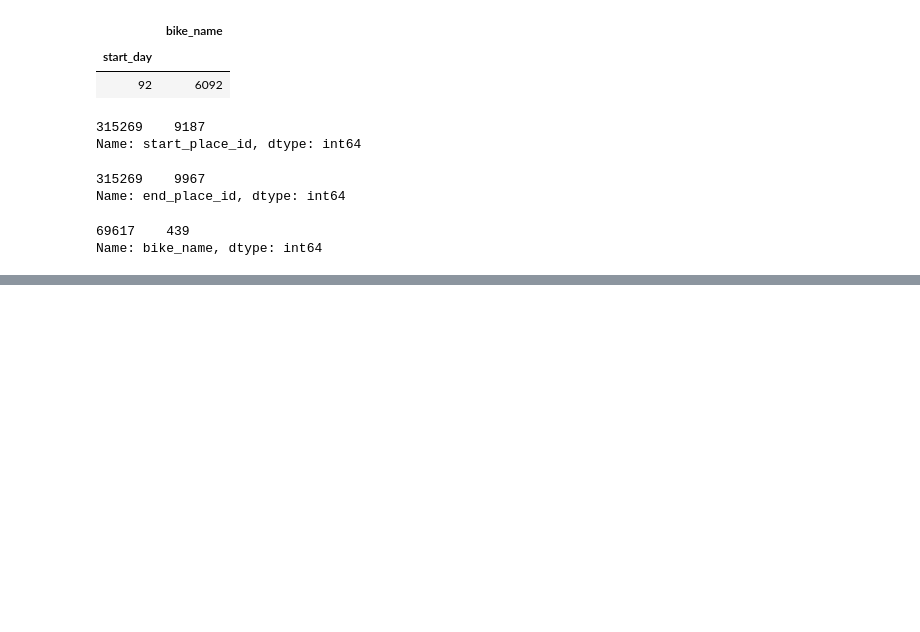
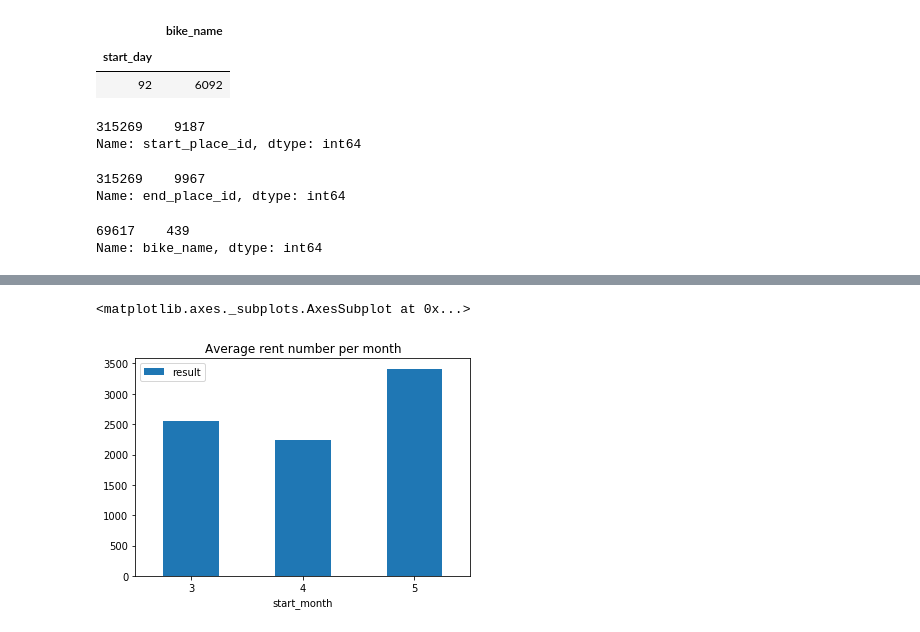
Before and after one commit to KGorczyca/City_bike_Lublin, a Jupyter notebook: PROJEKT.ipynb, the cells around one changed output, grey strips where cells are left out. Saved outputs shown, nothing was run; the diff lists cells and outputs as text; code cells hidden in the pictures; blank space fills up the shorter version.

Commit message:
adding plots

```diff
--- a/PROJEKT.ipynb
+++ b/PROJEKT.ipynb
@@ -100,16 +102,3 @@ print(city_bike17.isnull().any().any()) #False means that you don't have any non
 # %% [output]
 (201078, 8)
 False
-# %%
-#You can use DataSeries.astype('type') to change memory usage
-
-#TUTAJ COŚ POSZŁO NIE TAK
-'''
-def memory_usage(df):
-    for series in (['start_place_id','end_place_id','price']):
-        df[series] = df[series].astype('int16')
-    for serie in (['bike_name']):
-        df[serie] = df[serie].astype('int32')
-    return df
-city_bike17=memory_usage(city_bike17)'''
-#city_bike17.info(memory_usage='deep')
@@ -237,0 +227,7 @@ Name: bike_name, dtype: int64
+# %%
+#create a plot for average rent number per month
+
+average_rent = city_bike17.groupby('start_month').agg({'bike_name':'count'}) #I count num of rent per month
+average_rent['num_day_in_month'] = city_bike17.groupby(['start_month'])[['day_of_month']].nunique() #I count num of days in month
+average_rent['result'] = average_rent['bike_name']//average_rent['num_day_in_month'] #I count average rent number for every month
+average_rent
@@ -237,0 +240,6 @@ Name: bike_name, dtype: int64
+# %%
+#use matplotlib
+average_rent['result'].plot(kind = 'bar', rot=360, title = 'Average rent number per month', legend = True)
+# %% [output]
+<matplotlib.axes._subplots.AxesSubplot at 0x...>
+[figure, added]
```
Also changed, not shown: parts of 9 cells of this notebook.
